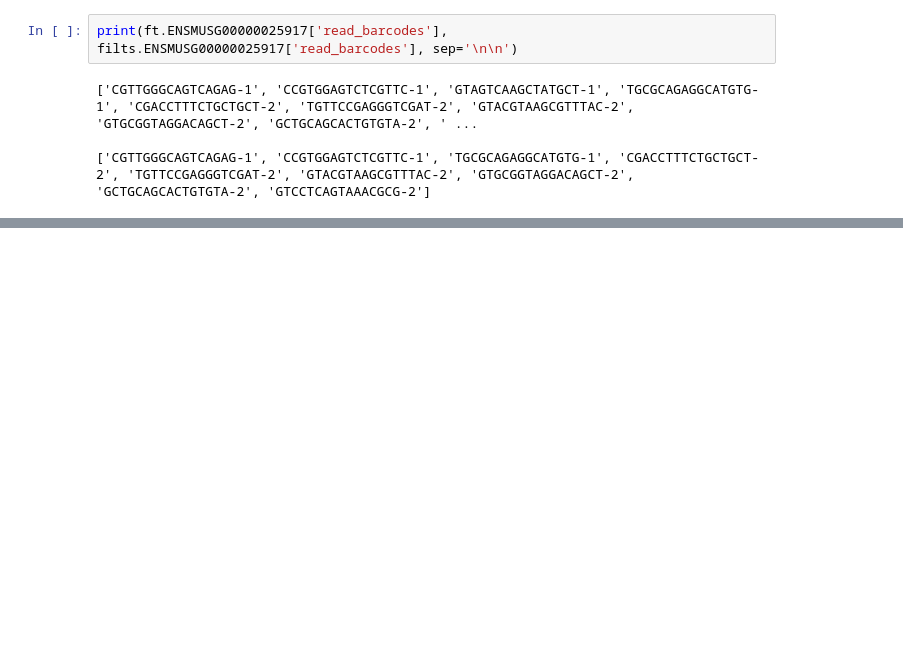
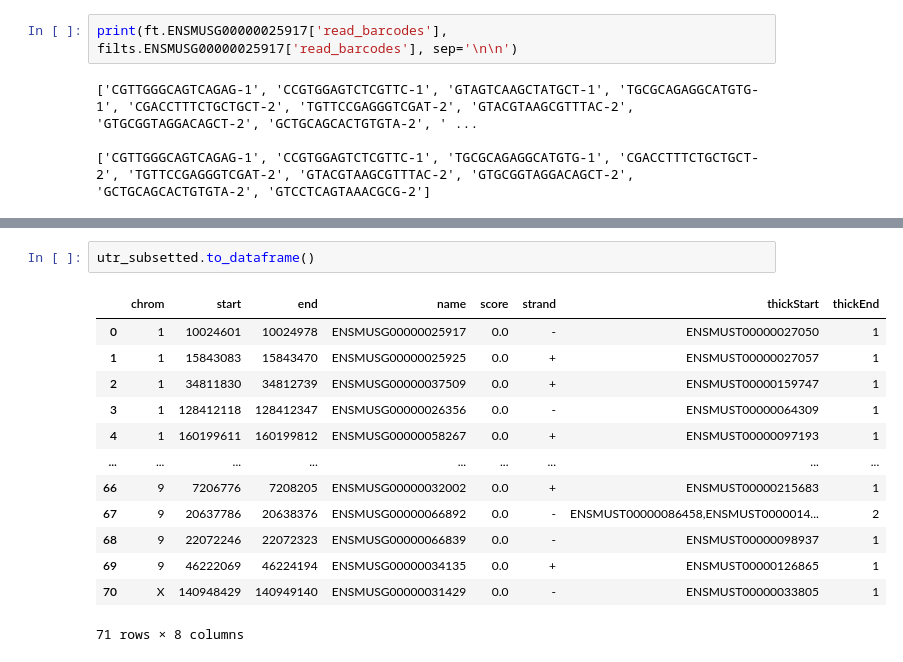
Before and after one commit to AndreMacedo88/utrcalling, a Jupyter notebook: notebooks/3UTR in NSC lineage progression.ipynb, the cells around one changed output, grey strips where cells are left out. Saved outputs shown, nothing was run; the diff lists cells and outputs as text; blank space fills up the shorter version.

```diff
--- a/notebooks/3UTR in NSC lineage progression.ipynb
+++ b/notebooks/3UTR in NSC lineage progression.ipynb
@@ -376,0 +312,16 @@ obs
+# %%
+utr_subsetted.to_dataframe()
+# %% [output]
+|  | chrom | start | end | name | score | strand | thickStart | thickEnd |
+| 0 | 1 | 10024601 | 10024978 | ENSMUSG00000025917 | 0.0 | - | ENSMUST00000027050 | 1 |
+| 1 | 1 | 15843083 | 15843470 | ENSMUSG00000025925 | 0.0 | + | ENSMUST00000027057 | 1 |
+| 2 | 1 | 34811830 | 34812739 | ENSMUSG00000037509 | 0.0 | + | ENSMUST00000159747 | 1 |
+| 3 | 1 | 128412118 | 128412347 | ENSMUSG00000026356 | 0.0 | - | ENSMUST00000064309 | 1 |
+| 4 | 1 | 160199611 | 160199812 | ENSMUSG00000058267 | 0.0 | + | ENSMUST00000097193 | 1 |
+| ... | ... | ... | ... | ... | ... | ... | ... | ... |
+| 66 | 9 | 7206776 | 7208205 | ENSMUSG00000032002 | 0.0 | + | ENSMUST00000215683 | 1 |
+| 67 | 9 | 20637786 | 20638376 | ENSMUSG00000066892 | 0.0 | - | ENSMUST00000086458,ENSMUST0000014... | 2 |
+| 68 | 9 | 22072246 | 22072323 | ENSMUSG00000066839 | 0.0 | - | ENSMUST00000098937 | 1 |
+| 69 | 9 | 46222069 | 46224194 | ENSMUSG00000034135 | 0.0 | + | ENSMUST00000126865 | 1 |
+| 70 | X | 140948429 | 140949140 | ENSMUSG00000031429 | 0.0 | - | ENSMUST00000033805 | 1 |
+71 rows × 8 columns
```
Also changed, not shown: parts of 10 cells of this notebook, 2 other files.
